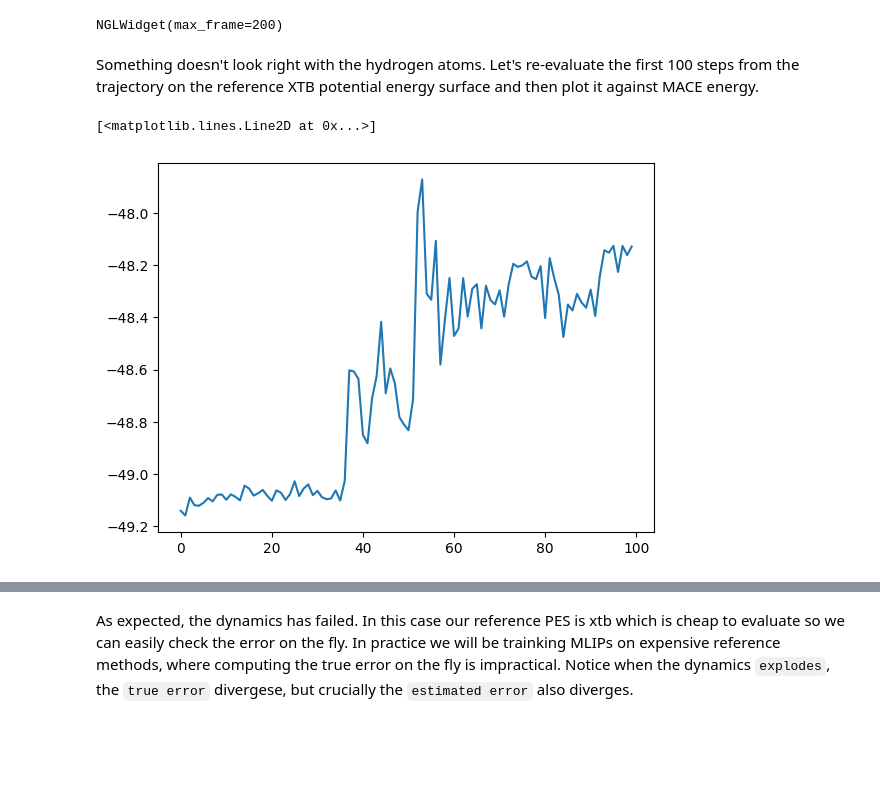
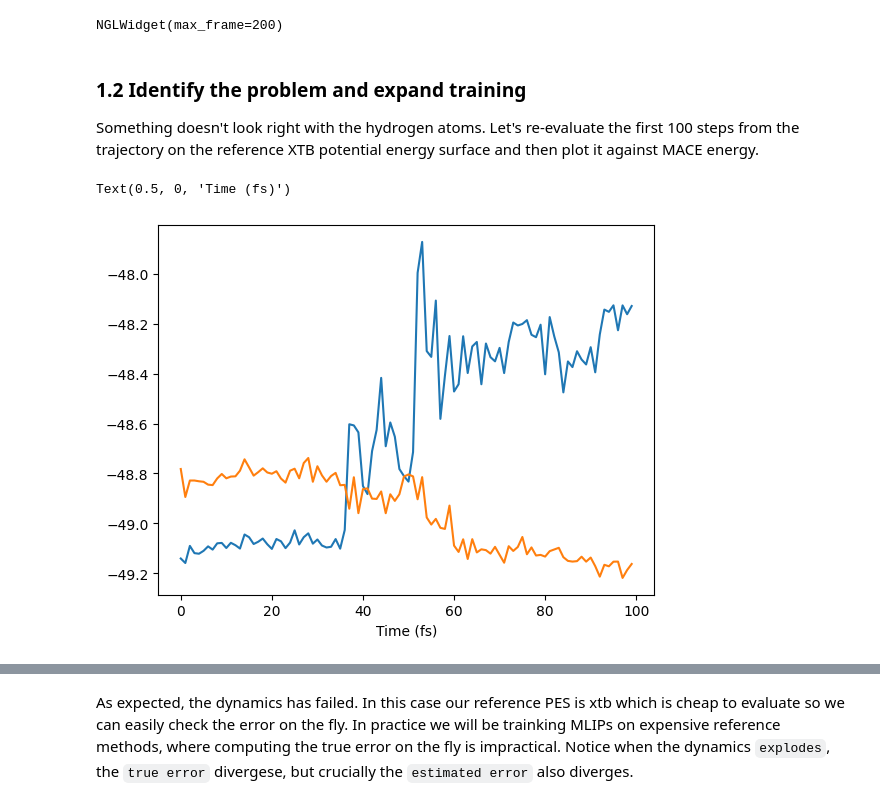
Before and after one commit to imagdau/Tutorials, a Jupyter notebook: T02-MACE-Practice-II.ipynb, the cells around one changed output, grey strips where cells are left out. Saved outputs shown, nothing was run; the diff lists cells and outputs as text; code cells hidden in the pictures; blank space fills up the shorter version.

```diff
--- a/T02-MACE-Practice-II.ipynb
+++ b/T02-MACE-Practice-II.ipynb
@@ -157,5 +159,7 @@ view
 [interactive output not drawn]
 NGLWidget(max_frame=200)
 # %% [markdown]
+### 1.2 Identify the problem and expand training
+
 Something doesn't look right with the hydrogen atoms. Let's re-evaluate the first 100 steps from the trajectory on the reference XTB potential energy surface and then plot it against MACE energy.
 # %%
@@ -172,10 +181,12 @@ write('data/mace02_md_100_xtb.xyz', traj[:100]) #save full result
 # %%
 import numpy as np
 from aseMolec import extAtoms as ea
 from matplotlib import pyplot as plt
 
 traj = read('data/mace02_md_100_xtb.xyz', ':')
-plt.plot(np.arange(len(traj)), ea.get_prop(traj, 'info', 'energy_xtb', peratom=True))
+plt.plot(np.arange(len(traj)), ea.get_prop(traj, 'info', 'energy_xtb', peratom=True), label='XTB')
+plt.plot(np.arange(len(traj)), ea.get_prop(traj, 'info', 'energy_mace', peratom=True), label='MACE')
+plt.xlabel('Time (fs)')
 # %% [output]
-[<matplotlib.lines.Line2D at 0x...>]
+Text(0.5, 0, 'Time (fs)')
-[figure, old version]
+[figure, new version]
```
Also changed, not shown: parts of 29 cells of this notebook, 27 other files.
